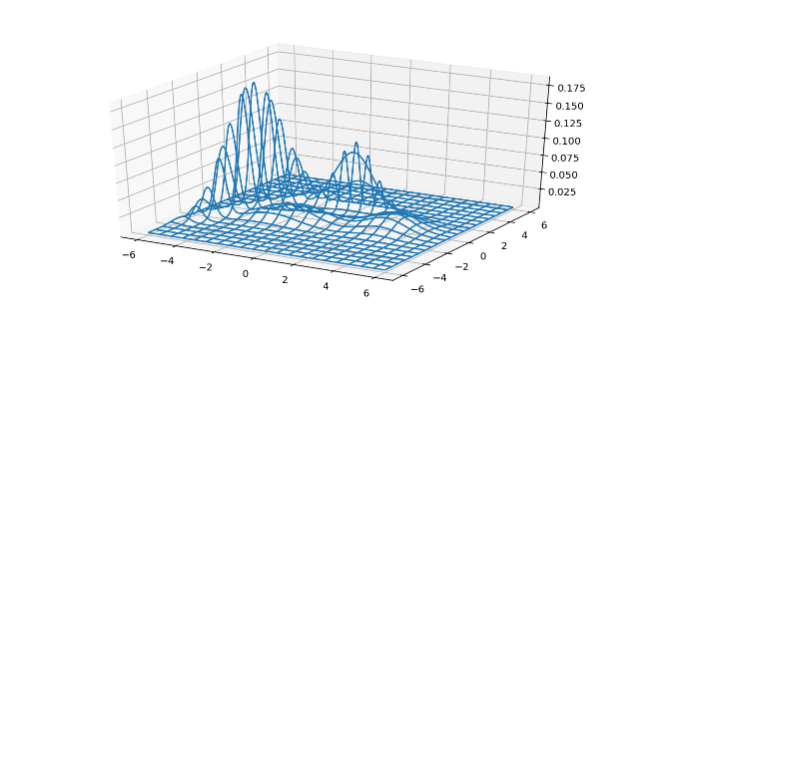
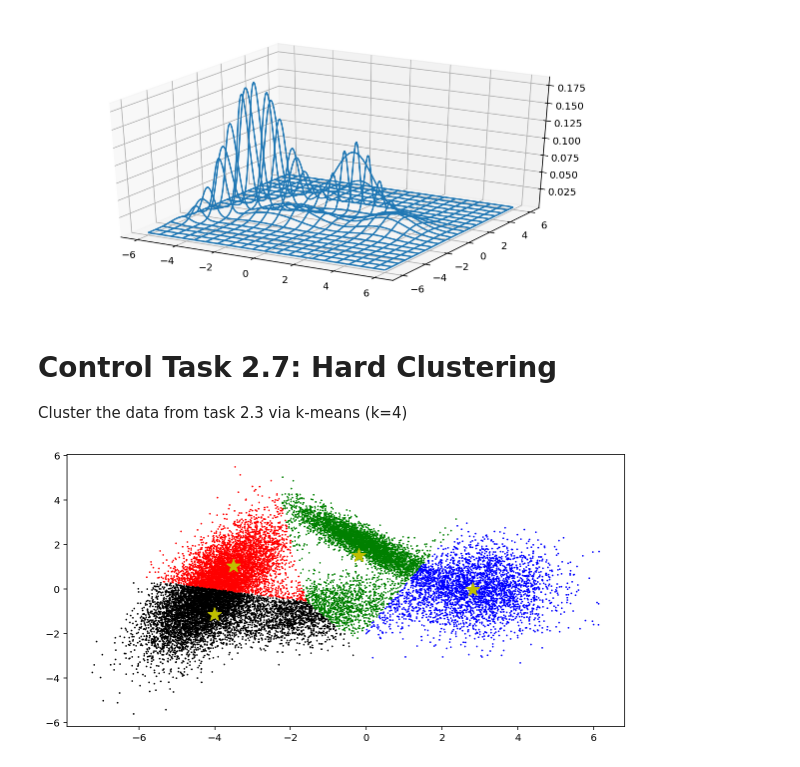
Before and after one commit to jgoerner/advanced-statistics, a Jupyter notebook: statistics/notebooks/Readingguide-2.ipynb, the cells around one changed output. Saved outputs shown, nothing was run; the diff lists cells and outputs as text; code cells hidden in the pictures; blank space fills up the shorter version.

Commit message:
Complete Control Task 2.7

```diff
--- a/statistics/notebooks/Readingguide-2.ipynb
+++ b/statistics/notebooks/Readingguide-2.ipynb
@@ -283,3 +283,50 @@ ax.plot_wireframe(xx, yy, zz, rcount=20, ccount=20)
 plt.savefig("./results/2-06-3d-multi-dist.png")
 # %% [output]
 [figure]
+# %% [markdown]
+# Control Task 2.7: Hard Clustering
+Cluster the data from task 2.3 via k-means (k=4)
+# %%
+# Import
+import numpy as np
+from matplotlib.colors import ListedColormap
+import matplotlib.pyplot as plt
+from scipy.stats import multivariate_normal
+from sklearn.cluster import KMeans
+
+# Config
+%config InlineBackend.figure_format = 'retina'
+%matplotlib inline
+plt.rcParams["figure.figsize"] = (10, 5)
+
+# Prepare Distributions
+mus = [[-1.5, -1.0], [0.0, 2.0], [-4.0, 0.0], [3.0, 0.0]]
+sigs = [
+    [[2.0, .4], [.4, .5]],
+    [[1.0, -.9], [0, .1]],
+    [[.5, .3], [.9, 2.0]],
+    [[1.0, .0], [.0, 1.0]],
+]
+pis = [.15, .2, .5, .15]
+N = []
+for mu, sig in zip(mus, sigs):
+    N.append(multivariate_normal(mean=mu, cov=sig))
+
+# Sample
+n_samples = 20000
+samples = np.concatenate(
+    [n.rvs(int(n_samples * pi))
+     for pi, n
+     in zip(pis, N)])
+
+# Clustering
+kmeans = KMeans(n_clusters=4)
+kmeans.fit(samples)
+
+# Plotting
+LiCmap = ListedColormap(["r", "b", "g", "k"])
+plt.scatter(*samples.T, s=0.5, c=kmeans.labels_, cmap=LiCmap)
+plt.scatter(*kmeans.cluster_centers_.T, marker="*", s=200, color="y")
+plt.savefig("./results/2-07-hard-clustring.png")
+# %% [output]
+[figure, added]
```
Also changed, not shown: parts of 3 cells of this notebook, 4 other files.
